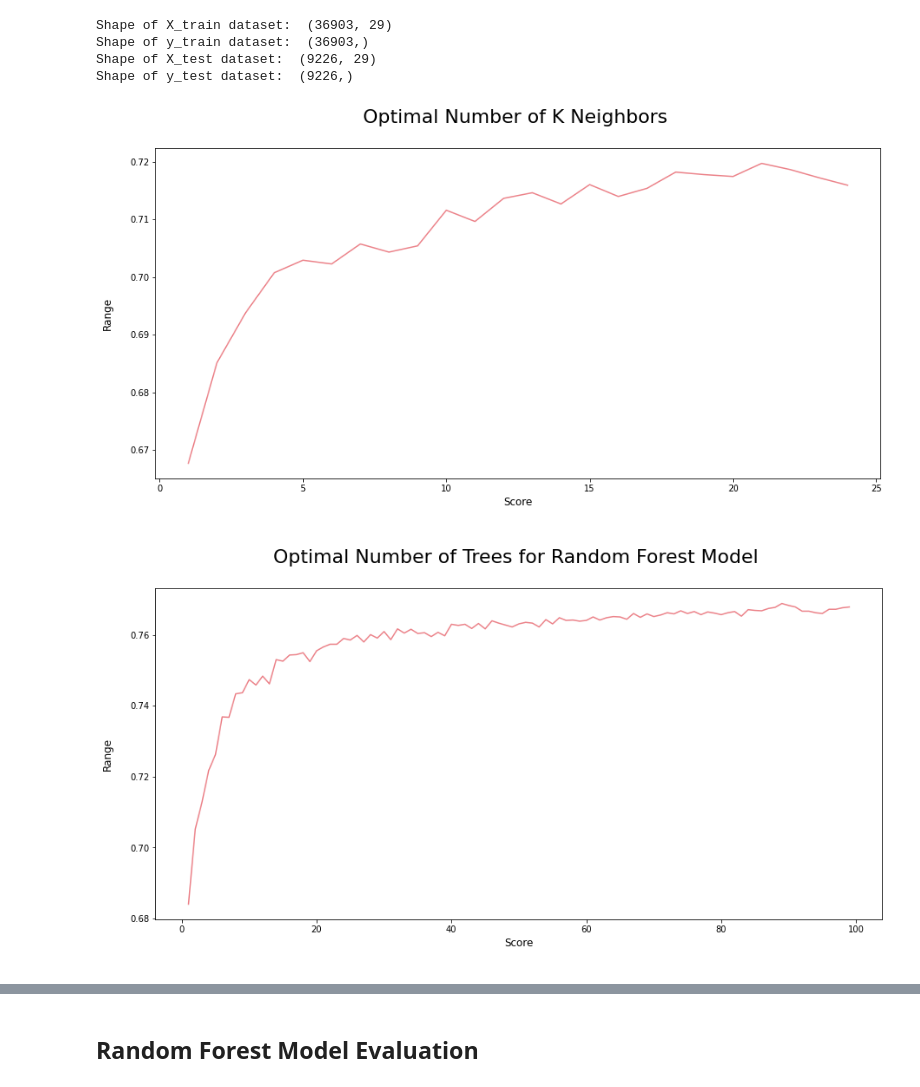
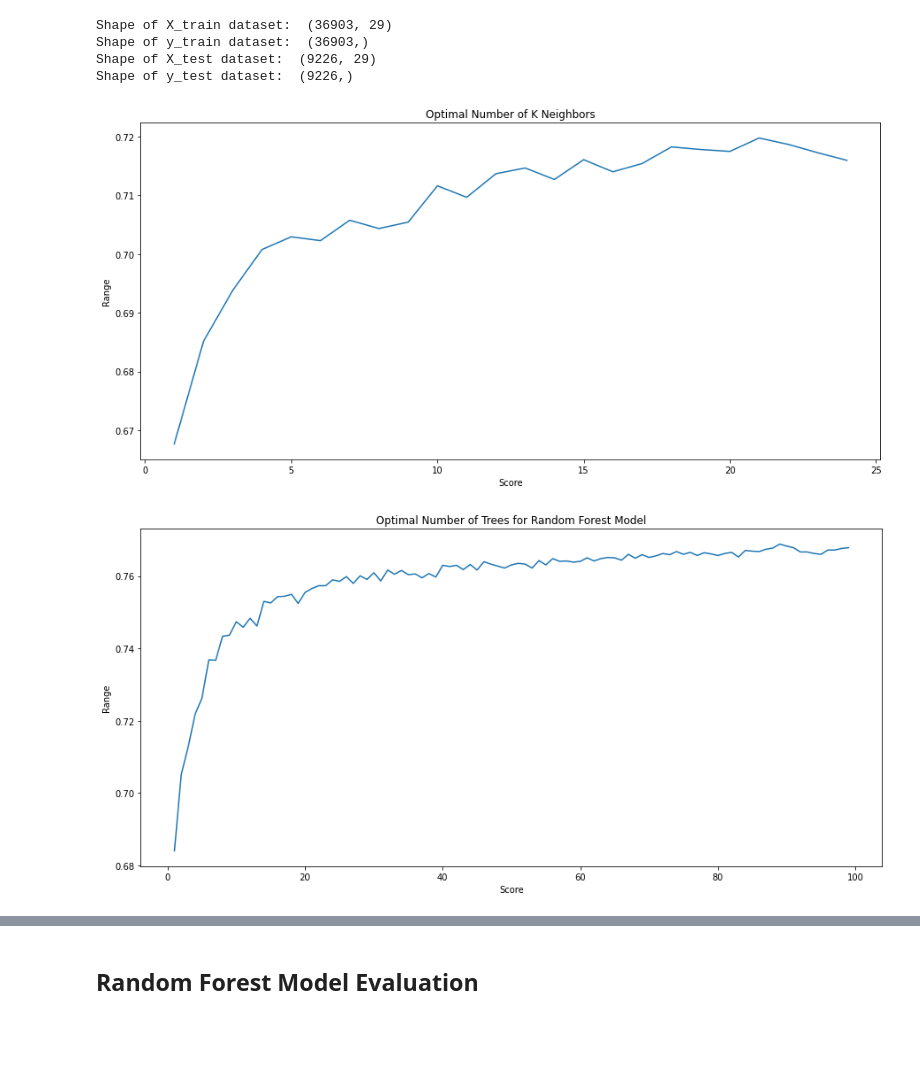
Before and after one commit to MQCOMP2200-S2-2021/data-science-portfolio-wenkangmq, a Jupyter notebook: Portfolio 3.ipynb, the cells around one changed output, grey strips where cells are left out. Cells and saved outputs as stored; diff of their text form; code cells hidden in the pictures; blank space fills up the shorter version.

```diff
--- a/Portfolio 3.ipynb
+++ b/Portfolio 3.ipynb
@@ -260,27 +228,17 @@ X_test = X_test2
 # %%
 neighbours = []
 for each in range(1, 25):
     knn_loop = KNeighborsClassifier(n_neighbors=each)
-# set K neighbor as 3
     knn_loop.fit(X_train, y_train)
     neighbours.append(knn_loop.score(X_test, y_test))
 fig = plt.figure(figsize=(15, 7))
-plt.plot(range(1, 25), neighbours, color='#ec838a')
-plt.ylabel('Range\n', horizontalalignment="center",
-           fontstyle="normal", fontsize="large",
-           fontfamily="sans-serif")
-plt.xlabel('Score\n', horizontalalignment="center",
-           fontstyle="normal", fontsize="large",
-           fontfamily="sans-serif")
-plt.title('Optimal Number of K Neighbors \n',
-          horizontalalignment="center", fontstyle="normal",
-          fontsize="22", fontfamily="sans-serif")
-#plt.legend(loc='top right', fontsize = "medium")
-plt.xticks(rotation=0, horizontalalignment="center")
-plt.yticks(rotation=0, horizontalalignment="right")
+plt.plot(range(1, 25), neighbours)
+plt.ylabel('Range')
+plt.xlabel('Score')
+plt.title('Optimal Number of K Neighbors')
 plt.show()
 # %% [output]
-[figure, old version]
+[figure, new version]
 # %%
 neighbours = neighbours.index(max(neighbours))
 # %%
@@ -292,20 +250,16 @@ n_estimators = each, random_state = 1)
     trees.append(rf_loop.score(X_test,y_test))
 
 fig = plt.figure(figsize=(15, 7))
-plt.plot(range(1,100),trees, color = '#ec838a')
-plt.ylabel('Range\n',horizontalalignment="center",
-fontstyle = "normal", fontsize = "large",
-fontfamily = "sans-serif")
-plt.xlabel('Score\n',horizontalalignment="center",
-fontstyle = "normal", fontsize = "large",
-fontfamily = "sans-serif")
-plt.title('Optimal Number of Trees for Random Forest Model \n',horizontalalignment="center", fontstyle = "normal", fontsize = "22", fontfamily = "sans-serif")
+plt.plot(range(1,100),trees)
+plt.ylabel('Range')
+plt.xlabel('Score')
+plt.title('Optimal Number of Trees for Random Forest Model')
 #plt.legend(loc='top right', fontsize = "medium")
-plt.xticks(rotation=0, horizontalalignment="center")
-plt.yticks(rotation=0, horizontalalignment="right")
+plt.xticks()
+plt.yticks()
 plt.show()
 # %% [output]
-[figure, old version]
+[figure, new version]
 # %%
 trees = trees.index(max(trees))
 # %%
```
Also changed, not shown: parts of 5 cells of this notebook.
